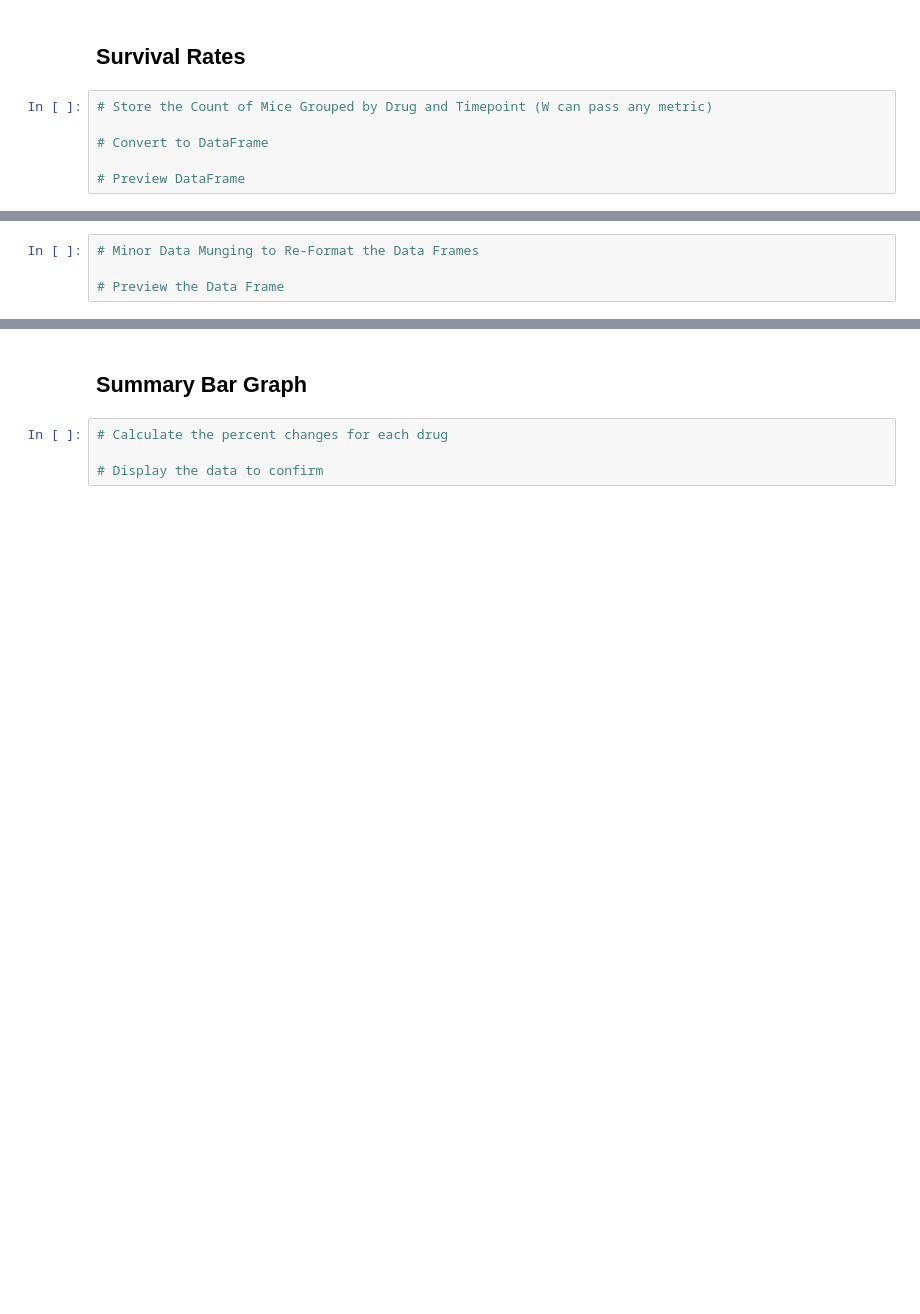
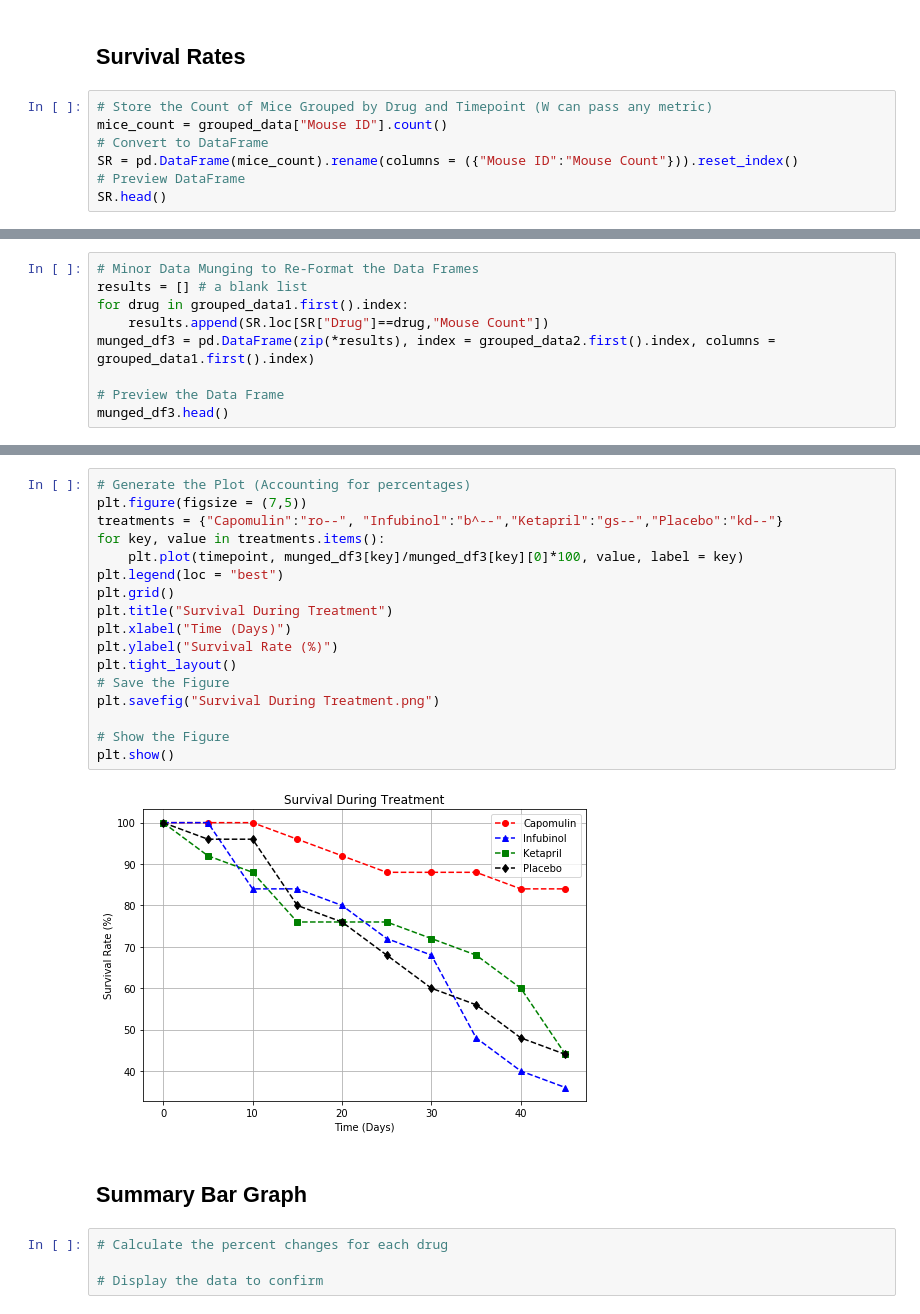
Before and after one commit to chuhaovince/Matplotlib-Challenge, a Jupyter notebook: Pymaceuticals/pymaceuticals_starter.ipynb, the cells around one changed output, grey strips where cells are left out. Cells and saved outputs as stored; diff of their text form; blank space fills up the shorter version.

```diff
--- a/Pymaceuticals/pymaceuticals_starter.ipynb
+++ b/Pymaceuticals/pymaceuticals_starter.ipynb
@@ -164,7 +178,8 @@ plt.show()
 ## Survival Rates
 # %%
 # Store the Count of Mice Grouped by Drug and Timepoint (W can pass any metric)
-
+mice_count = grouped_data["Mouse ID"].count()
 # Convert to DataFrame
-
+SR = pd.DataFrame(mice_count).rename(columns = ({"Mouse ID":"Mouse Count"})).reset_index()
 # Preview DataFrame
+SR.head()
@@ -179,4 +193,9 @@ plt.show()
 # %%
 # Minor Data Munging to Re-Format the Data Frames
+results = [] # a blank list
+for drug in grouped_data1.first().index:
+    results.append(SR.loc[SR["Drug"]==drug,"Mouse Count"])
+munged_df3 = pd.DataFrame(zip(*results), index = grouped_data2.first().index, columns = grouped_data1.first().index)
 
 # Preview the Data Frame
+munged_df3.head()
@@ -201,3 +210,22 @@ plt.show()
+# %%
+# Generate the Plot (Accounting for percentages)
+plt.figure(figsize = (7,5))
+treatments = {"Capomulin":"ro--", "Infubinol":"b^--","Ketapril":"gs--","Placebo":"kd--"}
+for key, value in treatments.items():
+    plt.plot(timepoint, munged_df3[key]/munged_df3[key][0]*100, value, label = key)
+plt.legend(loc = "best")
+plt.grid()
+plt.title("Survival During Treatment")
+plt.xlabel("Time (Days)")
+plt.ylabel("Survival Rate (%)")
+plt.tight_layout()
+# Save the Figure
+plt.savefig("Survival During Treatment.png")
+
+# Show the Figure
+plt.show()
+# %% [output]
+[figure, added]
 # %% [markdown]
 ## Summary Bar Graph
 # %%
```
Also changed, not shown: parts of 19 cells of this notebook, 4 other files.
